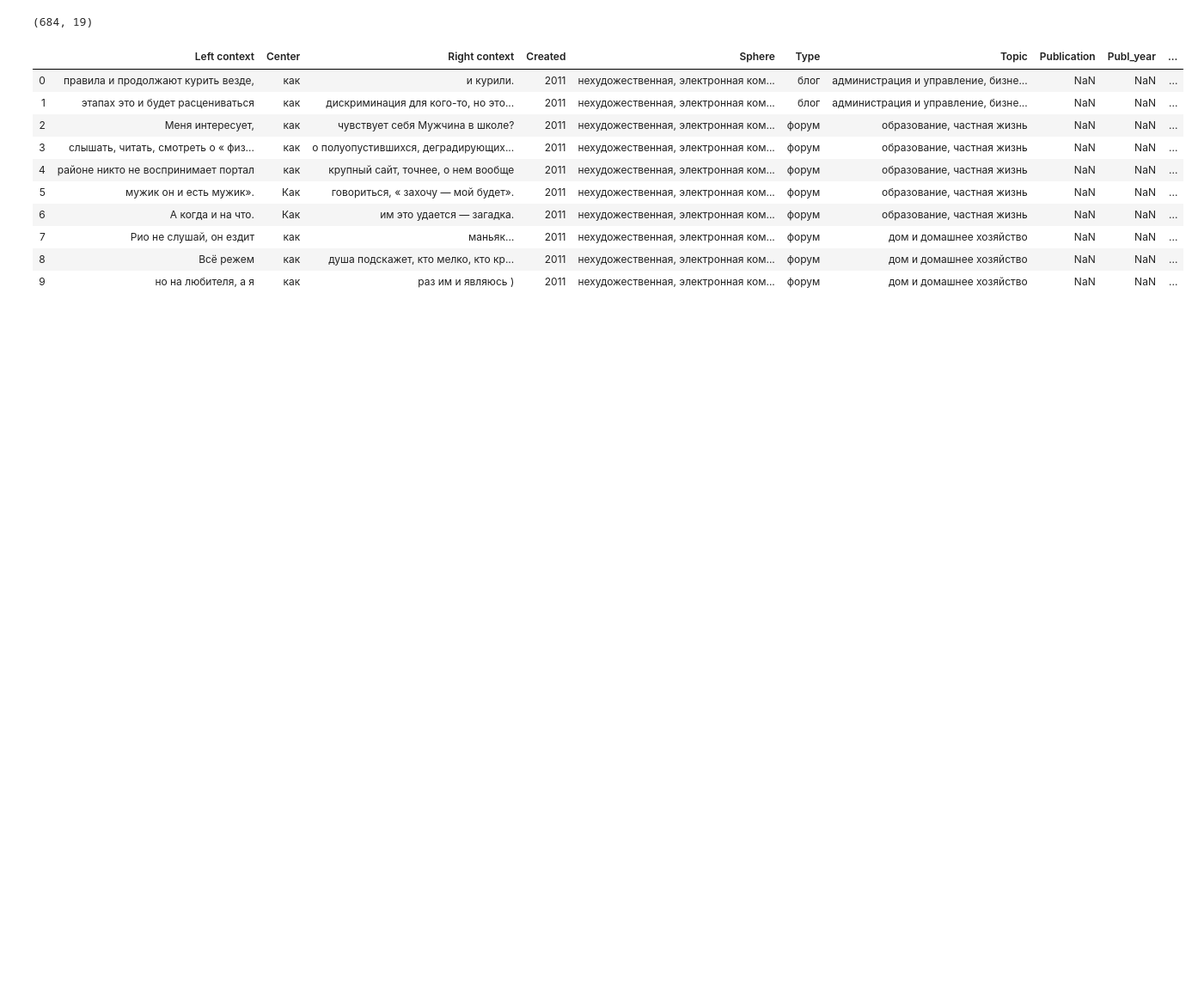
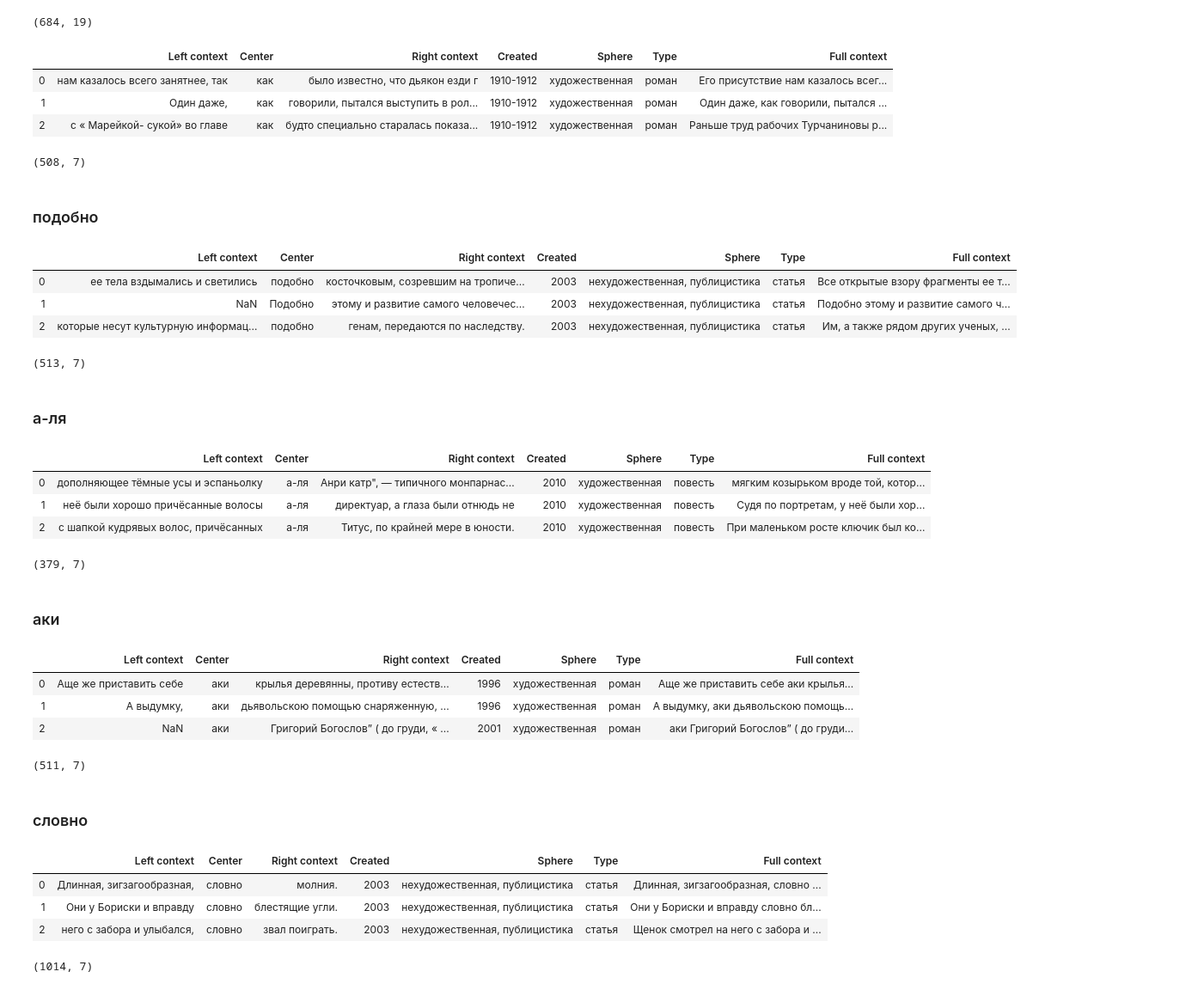
Before and after one commit to a-la-r/data, a Jupyter notebook: datasets.ipynb, the cells around one changed output. Shown: that part at 86% size. Cells and saved outputs as stored; diff of their text form; code cells hidden in the pictures; blank space fills up the shorter version.

```diff
--- a/datasets.ipynb
+++ b/datasets.ipynb
@@ -3,2 +7,2 @@ import pandas as pd
 # %%
-df_kak_wr = pd.read_excel('written_corpora_kak.xlsx')
+df_kak_wr = pd.read_excel('written_corpora_rand_kak.xlsx')
@@ -21,18 +11,15 @@ df_kak_wr.shape
 # %% [output]
 (684, 19)
 # %%
-df_kak_wr = df_kak_wr.drop(['Reversed left context', 'Reversed center', 'Punct', 'Title', 'Author', 'Birthday', 'Header', 'Ambiguity'], axis=1)
+df_kak_wr = df_kak_wr.drop(['Reversed left context', 'Reversed center', 'Punct', 'Title', 'Author', 'Birthday', 'Header', 'Ambiguity', 'Medium', 'Topic', 'Publication', 'Publ_year'], axis=1)
 # %%
-df_kak_wr.head(10)
+df_kak_wr.head(3)
 # %% [output]
-|  | Left context | Center | Right context | Created | Sphere | Type | Topic | Publication | Publ_year | ... |
-| 0 | правила и продолжают курить везде, | как | и курили. | 2011 | нехудожественная, электронная ком... | блог | администрация и управление, бизне... | NaN | NaN | ... |
-| 1 | этапах это и будет расцениваться | как | дискриминация для кого-то, но это... | 2011 | нехудожественная, электронная ком... | блог | администрация и управление, бизне... | NaN | NaN | ... |
-| 2 | Меня интересует, | как | чувствует себя Мужчина в школе? | 2011 | нехудожественная, электронная ком... | форум | образование, частная жизнь | NaN | NaN | ... |
-| 3 | слышать, читать, смотреть о « физ... | как | о полуопустившихся, деградирующих... | 2011 | нехудожественная, электронная ком... | форум | образование, частная жизнь | NaN | NaN | ... |
-| 4 | районе никто не воспринимает портал | как | крупный сайт, точнее, о нем вообще | 2011 | нехудожественная, электронная ком... | форум | образование, частная жизнь | NaN | NaN | ... |
-| 5 | мужик он и есть мужик». | Как | говориться, « захочу ― мой будет». | 2011 | нехудожественная, электронная ком... | форум | образование, частная жизнь | NaN | NaN | ... |
-| 6 | А когда и на что. | Как | им это удается ― загадка. | 2011 | нехудожественная, электронная ком... | форум | образование, частная жизнь | NaN | NaN | ... |
-| 7 | Рио не слушай, он ездит | как | маньяк… | 2011 | нехудожественная, электронная ком... | форум | дом и домашнее хозяйство | NaN | NaN | ... |
-| 8 | Всё режем | как | душа подскажет, кто мелко, кто кр... | 2011 | нехудожественная, электронная ком... | форум | дом и домашнее хозяйство | NaN | NaN | ... |
-| 9 | но на любителя, а я | как | раз им и являюсь ) | 2011 | нехудожественная, электронная ком... | форум | дом и домашнее хозяйство | NaN | NaN | ... |
+|  | Left context | Center | Right context | Created | Sphere | Type | Full context |
+| 0 | нам казалось всего занятнее, так | как | было известно, что дьякон езди г | 1910-1912 | художественная | роман | Его присутствие нам казалось всег... |
+| 1 | Один даже, | как | говорили, пытался выступить в рол... | 1910-1912 | художественная | роман | Один даже, как говорили, пытался ... |
+| 2 | с « Марейкой- сукой» во главе | как | будто специально старалась показа... | 1910-1912 | художественная | роман | Раньше труд рабочих Турчаниновы р... |
+# %%
+df_kak_wr.shape
+# %% [output]
+(508, 7)
@@ -38,0 +28,2 @@ df_kak_wr.head(10)
+# %% [markdown]
+### подобно
@@ -38,0 +34,11 @@ df_kak_wr.head(10)
+# %%
+df_podobno_wr.head(3)
+# %% [output]
+|  | Left context | Center | Right context | Created | Sphere | Type | Full context |
+| 0 | ее тела вздымались и светились | подобно | косточковым, созревшим на тропиче... | 2003 | нехудожественная, публицистика | статья | Все открытые взору фрагменты ее т... |
+| 1 | NaN | Подобно | этому и развитие самого человечес... | 2003 | нехудожественная, публицистика | статья | Подобно этому и развитие самого ч... |
+| 2 | которые несут культурную информац... | подобно | генам, передаются по наследству. | 2003 | нехудожественная, публицистика | статья | Им, а также рядом других ученых, ... |
+# %%
+df_podobno_wr.shape
+# %% [output]
+(513, 7)
@@ -38,0 +47,2 @@ df_kak_wr.head(10)
+# %% [markdown]
+### а-ля
@@ -38,0 +53,11 @@ df_kak_wr.head(10)
+# %%
+df_ala_wr.head(3)
+# %% [output]
+|  | Left context | Center | Right context | Created | Sphere | Type | Full context |
+| 0 | дополняющее тёмные усы и эспаньолку | а-ля | Анри катр", ― типичного монпарнас... | 2010 | художественная | повесть | мягким козырьком вроде той, котор... |
+| 1 | неё были хорошо причёсанные волосы | а-ля | директуар, а глаза были отнюдь не | 2010 | художественная | повесть | Судя по портретам, у неё были хор... |
+| 2 | с шапкой кудрявых волос, причёсанных | а-ля | Титус, по крайней мере в юности. | 2010 | художественная | повесть | При маленьком росте ключик был ко... |
+# %%
+df_ala_wr.shape
+# %% [output]
+(379, 7)
@@ -38,0 +66,2 @@ df_kak_wr.head(10)
+# %% [markdown]
+### аки
@@ -38,0 +72,11 @@ df_kak_wr.head(10)
+# %%
+df_aki_wr.head(3)
+# %% [output]
+|  | Left context | Center | Right context | Created | Sphere | Type | Full context |
+| 0 | Аще же приставить себе | аки | крылья деревянны, противу естеств... | 1996 | художественная | роман | Аще же приставить себе аки крылья... |
+| 1 | А выдумку, | аки | дьявольскою помощью снаряженную, ... | 1996 | художественная | роман | А выдумку, аки дьявольскою помощь... |
+| 2 | NaN | аки | Григорий Богослов” ( до груди, « ... | 2001 | художественная | роман | аки Григорий Богослов” ( до груди... |
+# %%
+df_aki_wr.shape
+# %% [output]
+(511, 7)
@@ -38,0 +85,2 @@ df_kak_wr.head(10)
+# %% [markdown]
+### словно
@@ -38,0 +91,11 @@ df_kak_wr.head(10)
+# %%
+df_slovno_wr.head(3)
+# %% [output]
+|  | Left context | Center | Right context | Created | Sphere | Type | Full context |
+| 0 | Длинная, зигзагообразная, | словно | молния. | 2003 | нехудожественная, публицистика | статья | Длинная, зигзагообразная, словно ... |
+| 1 | Они у Бориски и вправду | словно | блестящие угли. | 2003 | нехудожественная, публицистика | статья | Они у Бориски и вправду словно бл... |
+| 2 | него с забора и улыбался, | словно | звал поиграть. | 2003 | нехудожественная, публицистика | статья | Щенок смотрел на него с забора и ... |
+# %%
+df_slovno_wr.shape
+# %% [output]
+(1014, 7)
```
Also changed, not shown: parts of 59 cells of this notebook.
